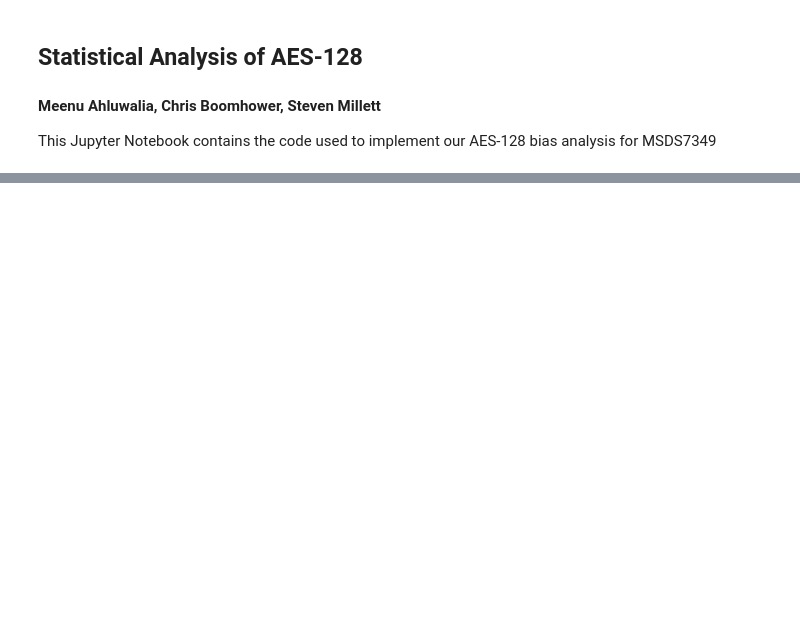
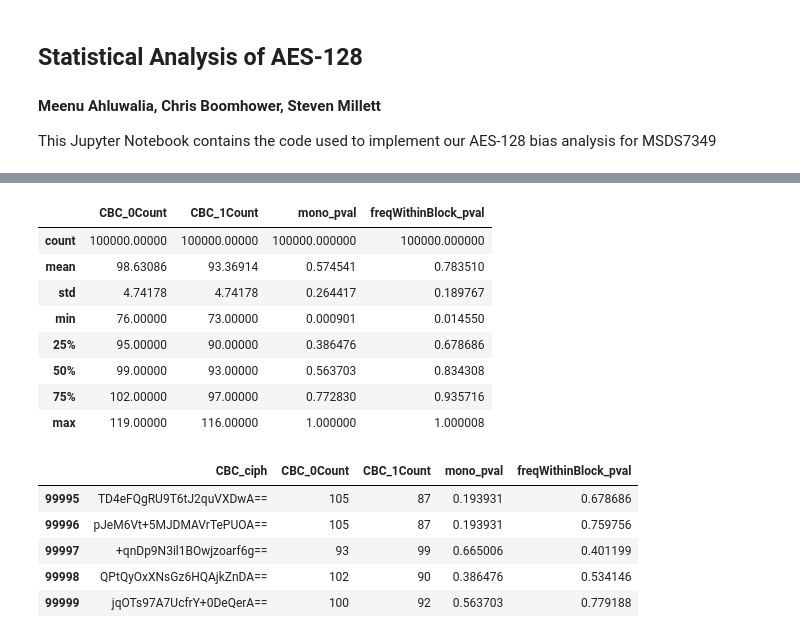
Before and after one commit to ChrisBoomhower/AES-128, a Jupyter notebook: Analysis/AES_Analysis.ipynb, the cells around one changed output, grey strips where cells are left out. Cells and saved outputs as stored; diff of their text form; code cells hidden in the pictures; blank space fills up the shorter version.

```diff
--- a/Analysis/AES_Analysis.ipynb
+++ b/Analysis/AES_Analysis.ipynb
@@ -1628,0 +473,4 @@ p_value
+# %%
+CBC_FwB_pvals = []
+ECB_FwB_pvals = []
+CTR_FwB_pvals = []
@@ -1628,0 +479,24 @@ p_value
+# %%
+%%time
+%%capture
+## Hide list output for now with %%capture
+for i in CBC_list:
+    try:
+        ba = bitarray.bitarray()
+        ba.frombytes(i.encode('utf-8'))
+        CBC_FwB_pvals.append(frequency_within_block_test(ba))
+    except: pass
+
+for i in ECB_list:
+    try:
+        ba = bitarray.bitarray()
+        ba.frombytes(i.encode('utf-8'))
+        ECB_FwB_pvals.append(frequency_within_block_test(ba))
+    except: pass
+
+for i in CTR_list:
+    try:
+        ba = bitarray.bitarray()
+        ba.frombytes(i.encode('utf-8'))
+        CTR_FwB_pvals.append(frequency_within_block_test(ba))
+    except: pass
@@ -1628,0 +505,25 @@ p_value
+# %%
+def add2DF(df, pvals, name):
+    pvalS = pd.Series(pvals, name=name)
+    dfAdd = pd.concat([df, pvalS], axis=1)
+    display(dfAdd.describe())
+    display(dfAdd.tail())
+    return(dfAdd)
+# %%
+CBC_df2 = add2DF(CBC_df, CBC_FwB_pvals, 'freqWithinBlock_pval')
+# %% [output]
+|  | CBC_0Count | CBC_1Count | mono_pval | freqWithinBlock_pval |
+| count | 100000.00000 | 100000.00000 | 100000.000000 | 100000.000000 |
+| mean | 98.63086 | 93.36914 | 0.574541 | 0.783510 |
+| std | 4.74178 | 4.74178 | 0.264417 | 0.189767 |
+| min | 76.00000 | 73.00000 | 0.000901 | 0.014550 |
+| 25% | 95.00000 | 90.00000 | 0.386476 | 0.678686 |
+| 50% | 99.00000 | 93.00000 | 0.563703 | 0.834308 |
+| 75% | 102.00000 | 97.00000 | 0.772830 | 0.935716 |
+| max | 119.00000 | 116.00000 | 1.000000 | 1.000008 |
+|  | CBC_ciph | CBC_0Count | CBC_1Count | mono_pval | freqWithinBlock_pval |
+| 99995 | TD4eFQgRU9T6tJ2quVXDwA== | 105 | 87 | 0.193931 | 0.678686 |
+| 99996 | pJeM6Vt+5MJDMAVrTePUOA== | 105 | 87 | 0.193931 | 0.759756 |
+| 99997 | +qnDp9N3il1BOwjzoarf6g== | 93 | 99 | 0.665006 | 0.401199 |
+| 99998 | QPtQyOxXNsGz6HQAjkZnDA== | 102 | 90 | 0.386476 | 0.534146 |
+| 99999 | jqOTs97A7UcfrY+0DeQerA== | 100 | 92 | 0.563703 | 0.779188 |
```
Also changed, not shown: parts of 124 cells of this notebook.
